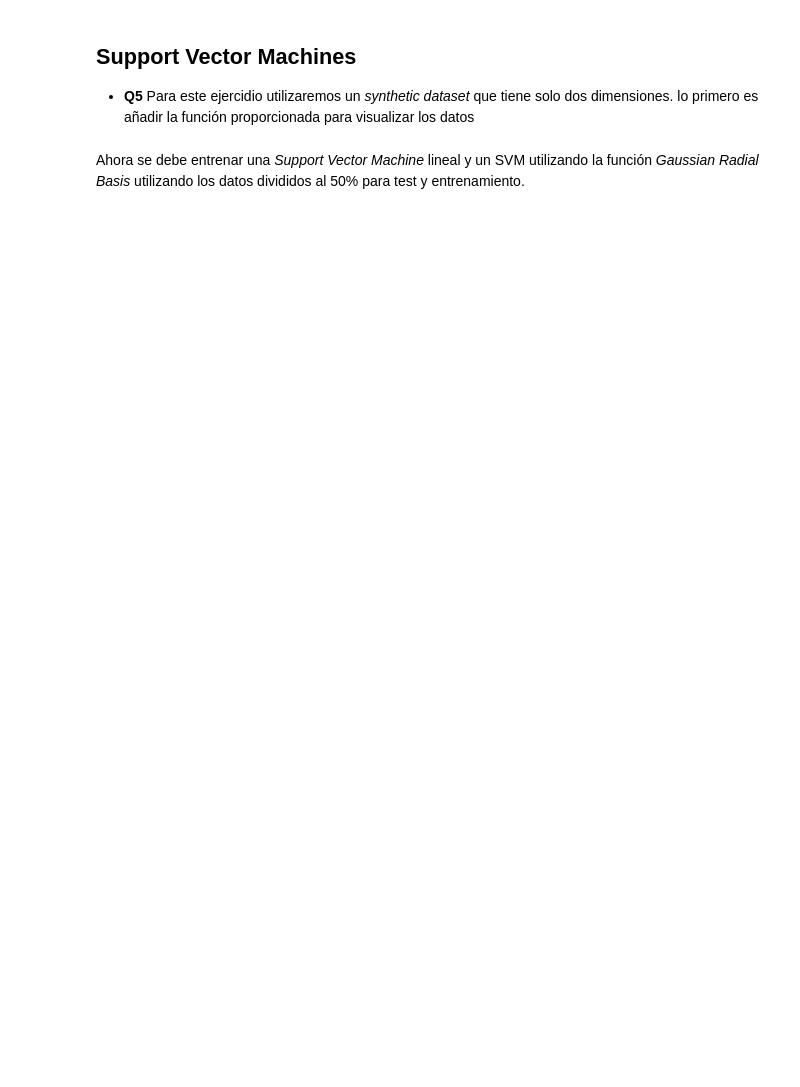
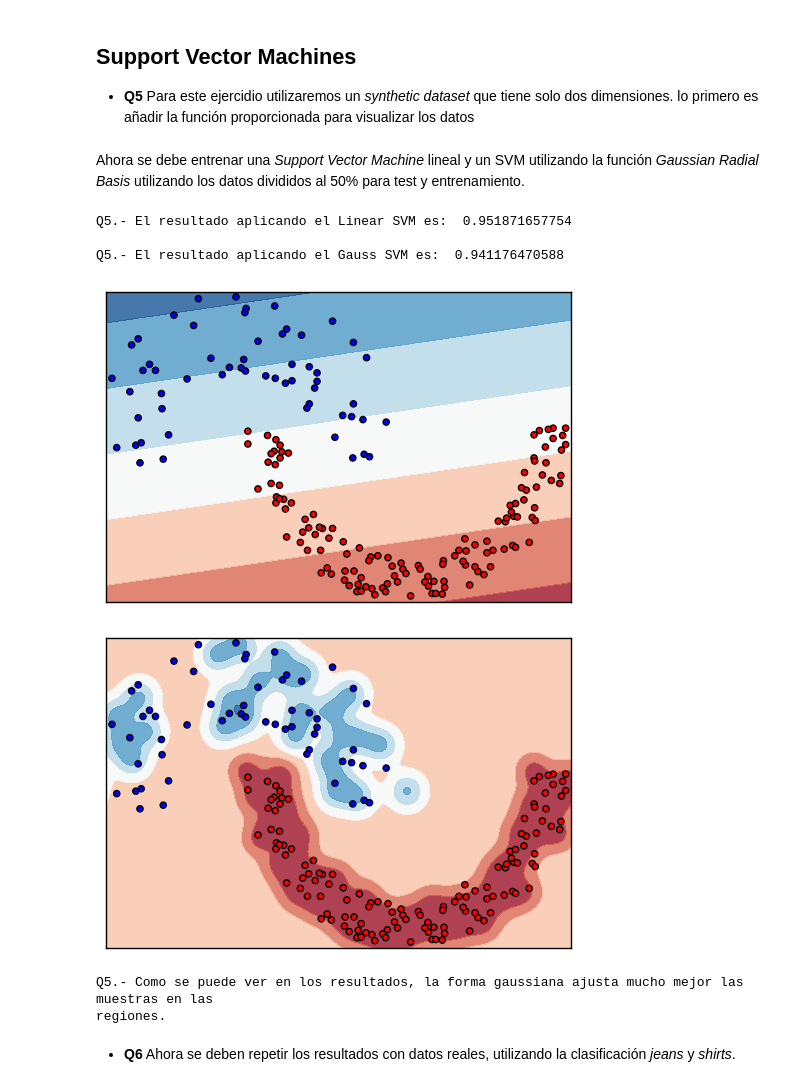
Before and after one commit to Davideando/PythonPerception, a Jupyter notebook: Classification/Classification-David-Ortiz.ipynb, the cells around one changed output. Saved outputs shown, nothing was run; the diff lists cells and outputs as text; code cells hidden in the pictures; blank space fills up the shorter version.

```diff
--- a/Classification/Classification-David-Ortiz.ipynb
+++ b/Classification/Classification-David-Ortiz.ipynb
@@ -311,3 +315,46 @@ def paint_decision_functions(data, labels, clf):
     pylab.show()
 # %% [markdown]
 Ahora se debe entrenar una *Support Vector Machine* lineal y un SVM utilizando la función *Gaussian Radial Basis* utilizando los datos divididos al 50% para test y entrenamiento.
+# %%
+jain = np.loadtxt('jain.txt')
+
+## Se desordena el array
+np.random.shuffle(jain)
+
+# Se dividen los datos y los labels en 2 al 50%
+jain_train = jain[:len(jain)/2,:-1]
+jain_train_labels= jain[:len(jain)/2,-1]
+
+jain_test = jain[len(jain)/2:,:-1]
+jain_test_labels = jain[len(jain)/2:,-1]
+
+# Se calcula el linear SVM
+linearSVM = LinearSVC(C=1)
+linearSVM.fit(jain_train, jain_train_labels)
+Score_LinearSVM = linearSVM.score(jain_test, jain_test_labels)
+print 'Q5.- El resultado aplicando el Linear SVM es: ', Score_LinearSVM
+
+# Se calcula el Gaussian SVM
+GaussSVM = SVC(C=1)
+GaussSVM.fit(jain_train, jain_train_labels)
+Score_GaussSVM = GaussSVM.score(jain_test, jain_test_labels)
+print '\nQ5.- El resultado aplicando el Gauss SVM es: ', Score_GaussSVM
+
+# Se aplica la función para imprimir los resultados
+## Resultado lineal
+paint_decision_functions(jain_test, jain_test_labels, linearSVM)
+## Resultado Gaussiano
+paint_decision_functions(jain_test, jain_test_labels, GaussSVM)
+
+print 'Q5.- Como se puede ver en los resultados, la forma gaussiana ajusta mucho mejor las muestras en las'
+print 'regiones.'
+# %% [output]
+Q5.- El resultado aplicando el Linear SVM es:  0.951871657754
+
+Q5.- El resultado aplicando el Gauss SVM es:  0.941176470588
+[figure, added]
+[figure, added]
+Q5.- Como se puede ver en los resultados, la forma gaussiana ajusta mucho mejor las muestras en las
+regiones.
+# %% [markdown]
+- **Q6** Ahora se deben repetir los resultados con datos reales, utilizando la clasificación *jeans* y *shirts*.
```
Also changed, not shown: parts of 4 cells of this notebook.
